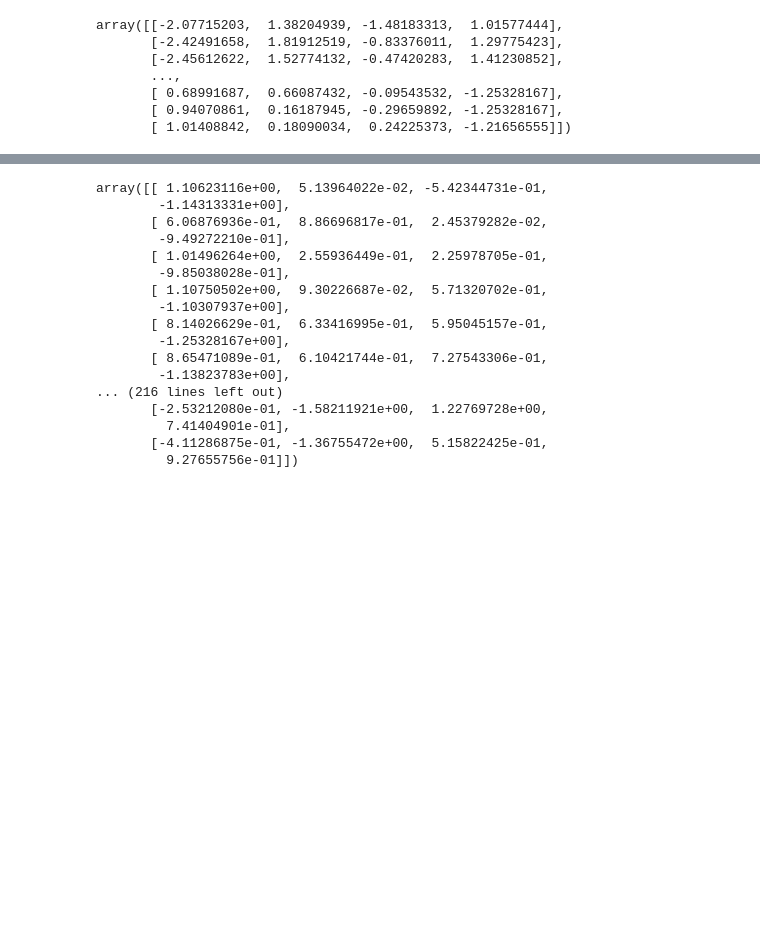
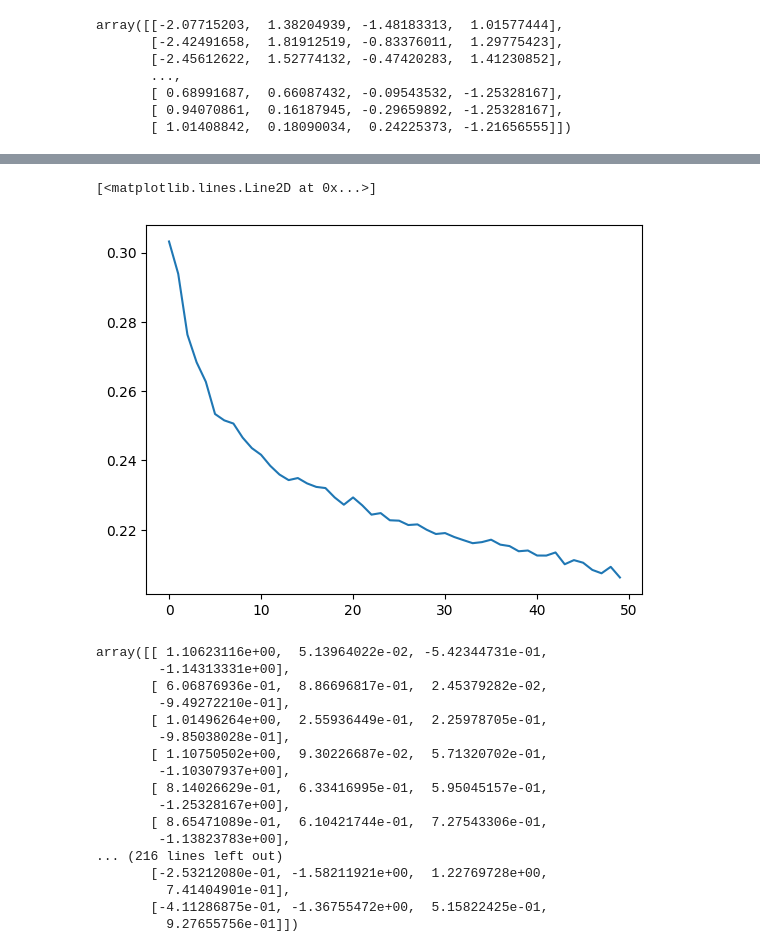
Before and after one commit to borek963/ADAML_climate_A2, a Jupyter notebook: univariate output/transformerNN.ipynb, the cells around one changed output, grey strips where cells are left out. Drawn from its saved outputs; the diff is of its cells as text; code cells hidden in the pictures; blank space fills up the shorter version.

```diff
--- a/univariate output/transformerNN.ipynb
+++ b/univariate output/transformerNN.ipynb
@@ -64,18 +64,14 @@ device = torch.device("cuda:0" if torch.cuda.is_available() else "cpu")
 # %% [markdown]
 Loaders
 # %%
-def createLoaders(dataTrain, dataVal, dataTest, batchSize=32, responseVariables=[0, 1, 2, 3], lag=0):
+def createLoaders(dataTrain, dataVal, dataTest, batchSize=32, responseVariables=[1], lag=0):
     XTrain, YTrain = split(dataTrain, lag)
     XVal, YVal = split(dataVal, lag)
     XTest, YTest = split(dataTest, lag)
 
-    YTrain = torch.unsqueeze(YTrain[:,:,responseVariables], 2) if len(responseVariables) == 1 else YTrain[:,:,responseVariables]
-    YVal = torch.unsqueeze(YVal[:,:,responseVariables], 2) if len(responseVariables) == 1 else YVal[:,:,responseVariables]
-    YTest = torch.unsqueeze(YTest[:,:,responseVariables], 2) if len(responseVariables) == 1 else YTest[:,:,responseVariables]
-
-    # XTrain = torch.cat([XTrain[:, :, :responseVariables], XTrain[:, :, responseVariables+1:]], dim=2)
-    # XVal = torch.cat([XVal[:, :, :responseVariables], XVal[:, :, responseVariables+1:]], dim=2)
-    # XTest = torch.cat([XTest[:, :, :responseVariables], XTest[:, :, responseVariables+1:]], dim=2)
+    YTrain = YTrain[:,:,responseVariables]
+    YVal = YVal[:,:,responseVariables]
+    YTest = YTest[:,:,responseVariables]
 
     trainDS = torch.utils.data.TensorDataset(XTrain, YTrain)
     valDS = torch.utils.data.TensorDataset(XVal, YVal)
@@ -87,8 +83,9 @@ def createLoaders(dataTrain, dataVal, dataTest, batchSize=32, responseVariables=
 
     return trainLoader, valLoader, testLoader
 
+batch = 3*32
 trainData, valData, testData, stats = partition(data,pTrain=0.85,history_size=30,lag=0)
-trainDataset, valDataset, testDataset = createLoaders(trainData, valData, testData, batchSize=32, lag=0)
+trainDataset, valDataset, testDataset = createLoaders(trainData, valData, testData, batchSize=batch, lag=0)
 # %%
 # %matplotlib qt
 %matplotlib inline
@@ -369,3 +335,8 @@ Requirement already satisfied: tqdm in /usr/local/lib/python3.10/dist-packages (
+# %%
+plt.plot(losses)
+# %% [output]
+[<matplotlib.lines.Line2D at 0x...>]
+[figure, added]
 # %%
 # Here we just de-sequence the sequenced validation data
 valTarget = [target[0, :] for target in valData]
```
Also changed, not shown: parts of 9 cells of this notebook, 4 other files.
